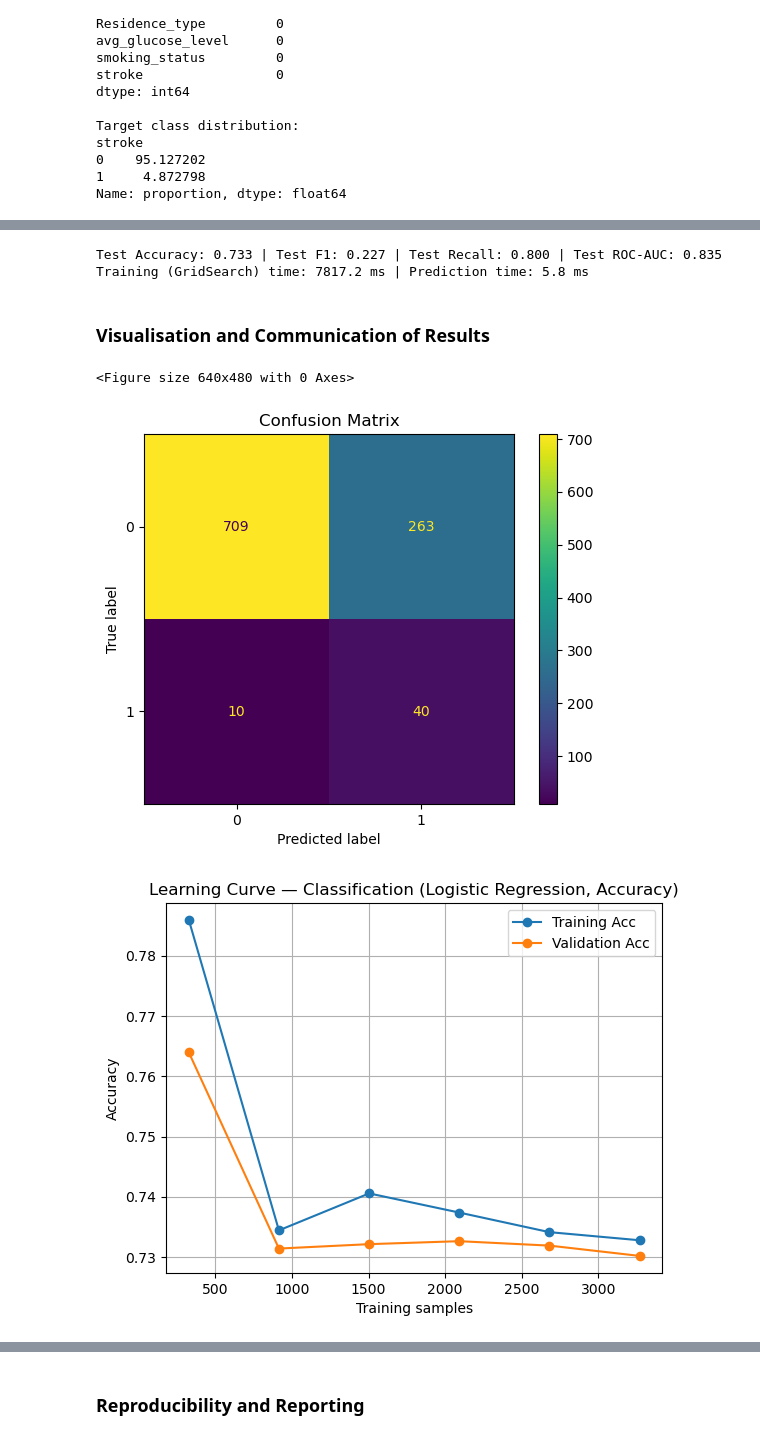
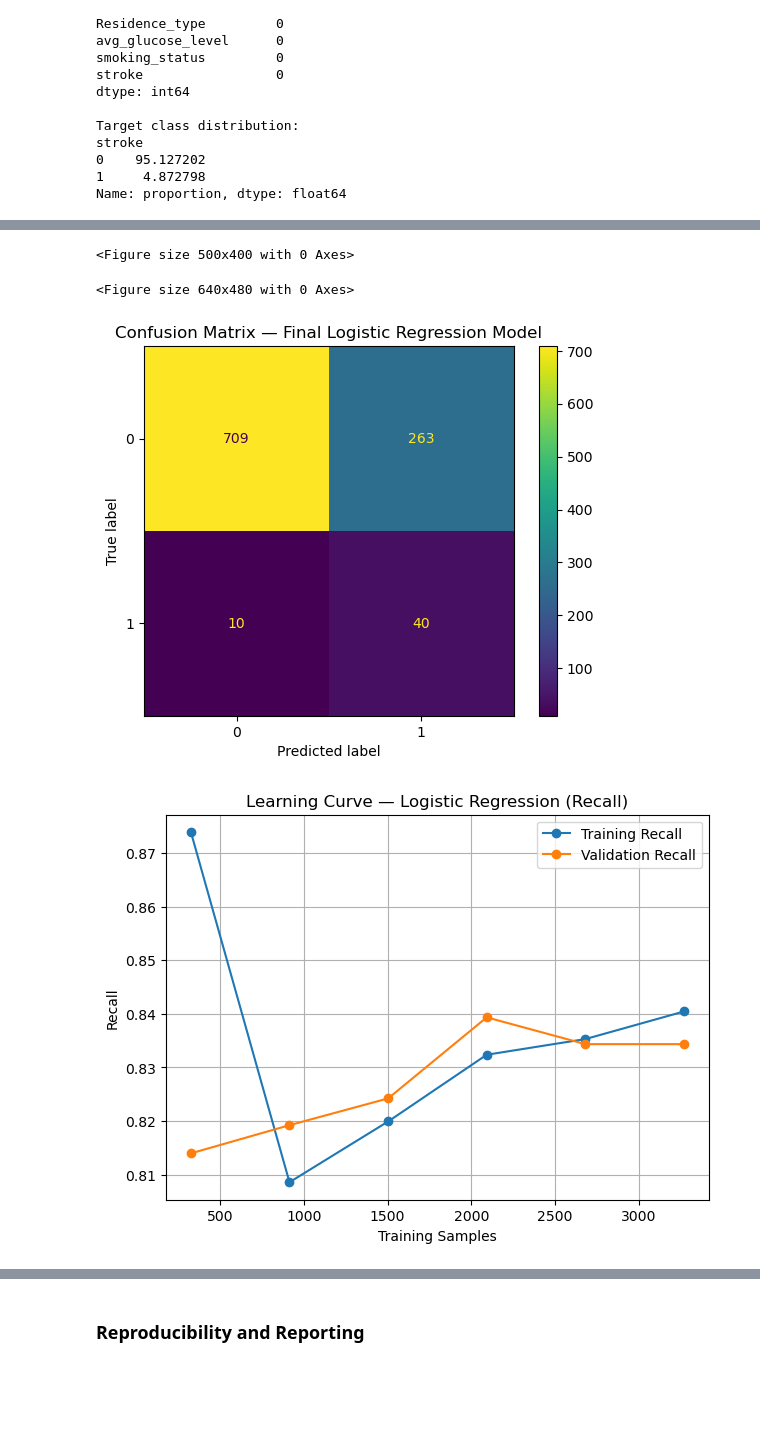
Before and after one commit to PatriciaMunginga/Stroke-Prediction-Using-AI-and-ML, a Jupyter notebook: ENG4200_CW1_3033388M.ipynb, the cells around one changed output, grey strips where cells are left out. Drawn from its saved outputs; the diff is of its cells as text; code cells hidden in the pictures; blank space fills up the shorter version.

```diff
--- a/ENG4200_CW1_3033388M.ipynb
+++ b/ENG4200_CW1_3033388M.ipynb
@@ -455,49 +531,34 @@ Overall, the pipeline is stable, interpretable, and computationally efficient.
-# %%
-""" Accuracy Metrics """
-
-acc = accuracy_score(y_test, y_pred)
-f1 = f1_score(y_test, y_pred, zero_division=0)
-rec = recall_score(y_test, y_pred)
-roc = roc_auc_score(y_test, y_proba)
-
-print(f"Test Accuracy: {acc:.3f} | Test F1: {f1:.3f} | Test Recall: {rec:.3f} | Test ROC-AUC: {roc:.3f}")
-print(f"Training (GridSearch) time: {grid_time*1000:.1f} ms | Prediction time: {pred_time*1000:.1f} ms")
-# %% [output]
-Test Accuracy: 0.733 | Test F1: 0.227 | Test Recall: 0.800 | Test ROC-AUC: 0.835
-Training (GridSearch) time: 7817.2 ms | Prediction time: 5.8 ms
-# %% [markdown]
-### Visualisation and Communication of Results
 # %%
 """ Visualisation """
 
 # Confusion Matrix
-
+plt.figure(figsize=(5, 4))
 cm = confusion_matrix(y_test, y_pred)
 disp = ConfusionMatrixDisplay(confusion_matrix=cm)
 plt.figure()
 disp.plot(values_format='d')
-plt.title(f"Confusion Matrix")
+plt.title("Confusion Matrix — Final Logistic Regression Model")
 plt.show()
 
-# Learning curve (Classification, Accuracy)
+# Learning curve (on best model)
 train_sizes, train_scores, val_scores = learning_curve(
-    clf_pipeline, X_train, y_train, cv=skf, scoring="accuracy", n_jobs=-1,
+    best_model, X_train, y_train, cv=skf, scoring="recall", n_jobs=-1,
     train_sizes=np.linspace(0.1, 1.0, 6), shuffle=True, random_state=RNG
 )
-plt.figure()
-plt.title("Learning Curve — Classification (Logistic Regression, Accuracy)")
-plt.plot(train_sizes, train_scores.mean(axis=1), marker="o", label="Training Acc")
-plt.plot(train_sizes, val_scores.mean(axis=1), marker="o", label="Validation Acc")
-plt.xlabel("Training samples"); plt.ylabel("Accuracy"); plt.legend(); plt.grid(True)
+plt.figure(figsize=(7, 5))
+plt.plot(train_sizes, train_scores.mean(axis=1), marker="o", label="Training Recall")
+plt.plot(train_sizes, val_scores.mean(axis=1), marker="o", label="Validation Recall")
+plt.xlabel("Training Samples")
+plt.ylabel("Recall")
+plt.title("Learning Curve — Logistic Regression (Recall)")
+plt.legend()
+plt.grid(True)
 plt.show()
 
-# Compute ROC curve points
+# ROC Curve
 fpr, tpr, thresholds = roc_curve(y_test, y_proba)
-
-# Compute the Area Under the Curve (AUC)
 roc_auc = auc(fpr, tpr)
 
-# --- Plot the ROC Curve ---
 plt.figure(figsize=(6, 5))
 plt.plot(fpr, tpr, color='orange', lw=2, label=f'ROC curve (AUC = {roc_auc:.3f})')
 plt.plot([0, 1], [0, 1], color='navy', lw=2, linestyle='--', label='Random classifier')
@@ -505,64 +566,47 @@ plt.xlim([0.0, 1.0])
 plt.ylim([0.0, 1.05])
 plt.xlabel('False Positive Rate (1 - Specificity)')
 plt.ylabel('True Positive Rate (Recall)')
-plt.title('ROC Curve — Logistic Regression')
+plt.title('ROC Curve — Logistic Regression (Final Model)')
 plt.legend(loc='lower right')
 plt.grid(True)
 plt.show()
 
 # Precision - Recall curve
-
-# Compute precision-recall pairs
 precision, recall, thresholds = precision_recall_curve(y_test, y_proba)
-
-# Compute area under the PR curve (Average Precision)
 pr_auc = average_precision_score(y_test, y_proba)
 
-# Plot Precision–Recall curve
 plt.figure(figsize=(6,5))
 plt.plot(recall, precision, color='darkorange', lw=2, label=f'PR curve (AUC = {pr_auc:.3f})')
 plt.xlabel('Recall')
 plt.ylabel('Precision')
 plt.title('Precision–Recall Curve — Logistic Regression')
 plt.legend(loc='lower left')
 plt.grid(True)
 plt.show()
 
-from sklearn.model_selection import validation_curve
-import numpy as np
-import matplotlib.pyplot as plt
-
-# Define range of C values (logarithmic scale)
-Cs = np.logspace(-2, 2, 10)
-
 # Validation curve using recall as the metric
+Cs = np.logspace(-3, 3, 8)
 train_scores, val_scores = validation_curve(
-    Pipeline([
-        ("preprocessor", preprocessor),
-        ("model", LogisticRegression(max_iter=2000, class_weight='balanced', random_state=RNG))
-    ]),
+    best_model,
     X_train, y_train,
     param_name="model__C",
     param_range=Cs,
     cv=skf,
     scoring="recall",
     n_jobs=-1
 )
 
-# --- Plot the validation curve ---
 plt.figure(figsize=(7, 5))
 plt.semilogx(Cs, train_scores.mean(axis=1), marker="o", label="Training Recall", color="blue")
 plt.semilogx(Cs, val_scores.mean(axis=1), marker="o", label="Validation Recall", color="orange")
 plt.xlabel("Regularisation Strength (C)")
 plt.ylabel("Recall")
 plt.title("Validation Curve — Logistic Regression (C)")
 plt.legend()
 plt.grid(True, which="both", ls="--", alpha=0.6)
 plt.show()
-
-
-#Discussion lowering threshold i=een if it means more false positives becuase the stroeks are sueprimportant
 # %% [output]
-<Figure size 640x480 with 0 Axes>
+<Figure size 500x400 with 0 Axes>
+<Figure size 640x480 with 0 Axes>
-[figure, old version]
+[figure, new version]
-[figure, old version]
+[figure, new version]
```
Also changed, not shown: parts of 30 cells of this notebook, 2 other files.
